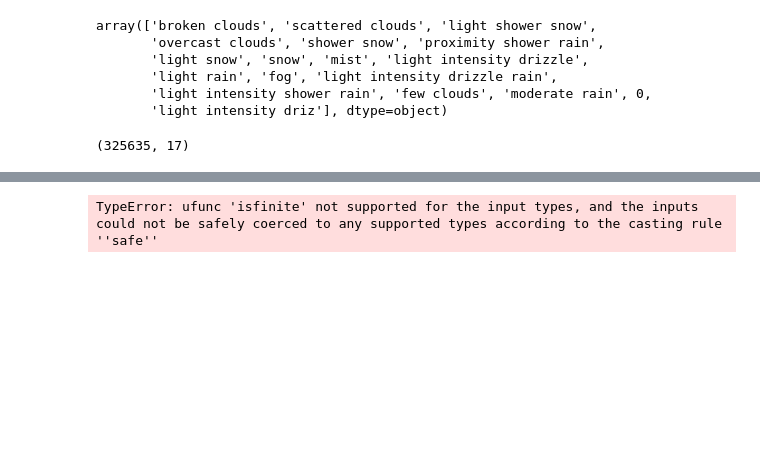
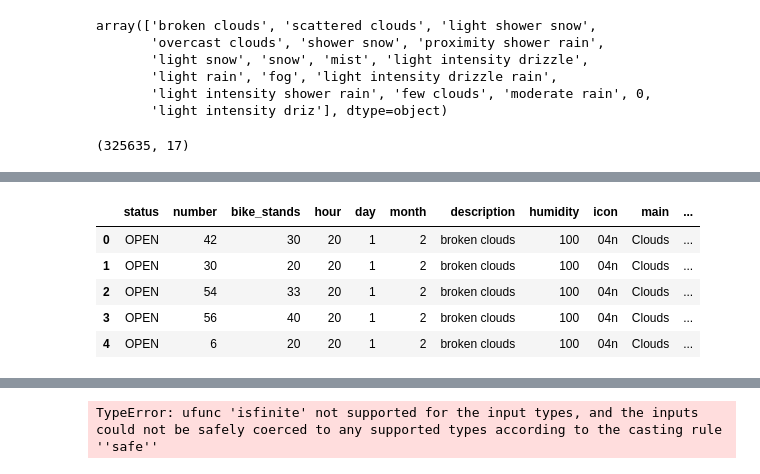
Before and after one commit to Ematrix163/Dublin_bikes, a Jupyter notebook: src/analytics/merger.ipynb, the cells around one changed output, grey strips where cells are left out. Cells and saved outputs as stored; diff of their text form; code cells hidden in the pictures; blank space fills up the shorter version.

```diff
--- a/src/analytics/merger.ipynb
+++ b/src/analytics/merger.ipynb
@@ -99,5 +136,14 @@ X=df_bikes[cols]
 from sklearn.ensemble import RandomForestRegressor
 # %%
 clf=RandomForestRegressor(max_depth=50).fit(df_train[cols], df_train['target'])
+# %%
+df_bikes.head()
+# %% [output]
+|  | status | number | bike_stands | hour | day | month | description | humidity | icon | main | ... |
+| 0 | OPEN | 42 | 30 | 20 | 1 | 2 | broken clouds | 100 | 04n | Clouds | ... |
+| 1 | OPEN | 30 | 20 | 20 | 1 | 2 | broken clouds | 100 | 04n | Clouds | ... |
+| 2 | OPEN | 54 | 33 | 20 | 1 | 2 | broken clouds | 100 | 04n | Clouds | ... |
+| 3 | OPEN | 56 | 40 | 20 | 1 | 2 | broken clouds | 100 | 04n | Clouds | ... |
+| 4 | OPEN | 6 | 20 | 20 | 1 | 2 | broken clouds | 100 | 04n | Clouds | ... |
 # %%
 predictions=clf.predict(df_test[cols])
```
Also changed, not shown: parts of 19 cells of this notebook, 4 other files.
